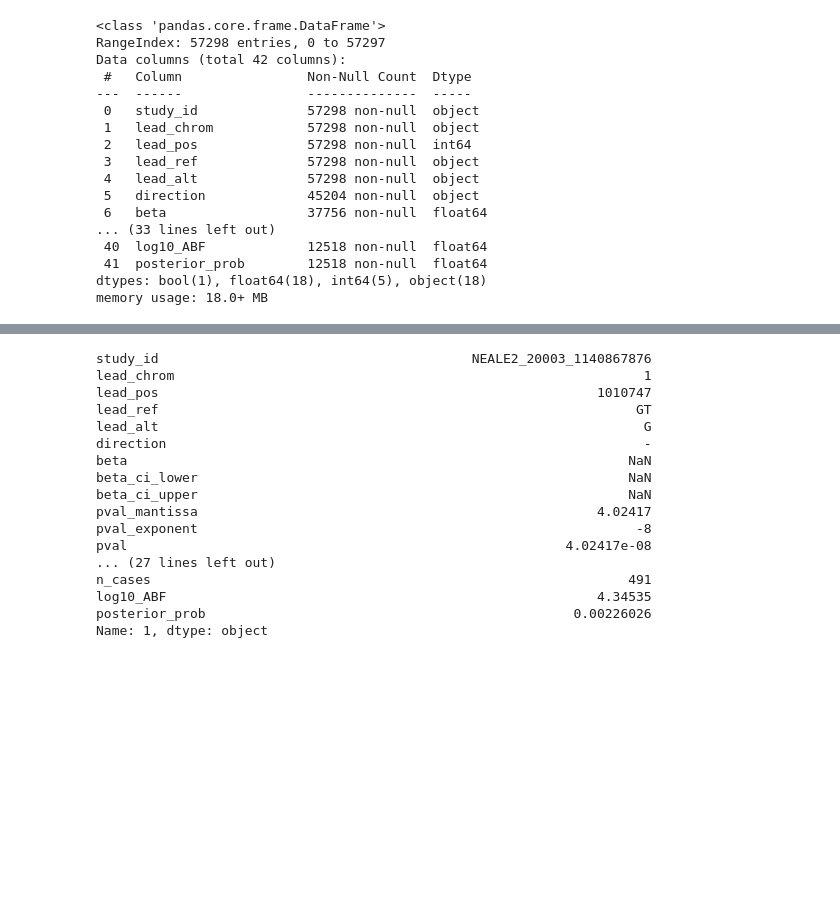
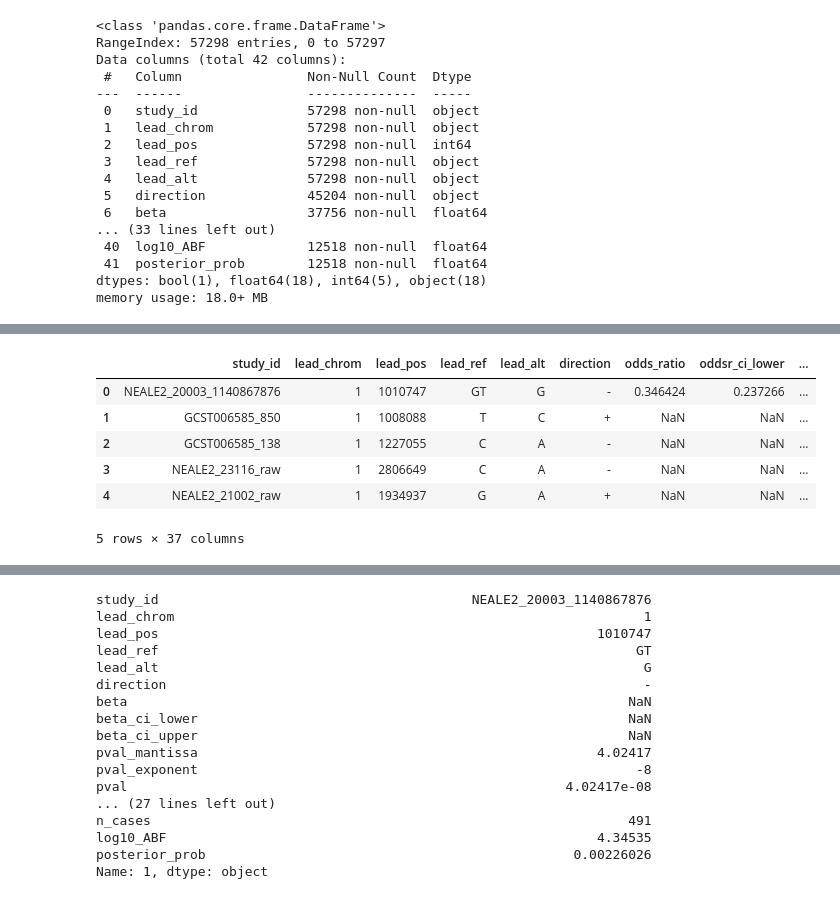
Before and after one commit to related-sciences/ukb-gwas-pipeline-nealelab, a Jupyter notebook: dev/otg_sumstats.ipynb, the cells around one changed output, grey strips where cells are left out. Drawn from its saved outputs; the diff is of its cells as text; code cells hidden in the pictures; blank space fills up the shorter version.

```diff
--- a/dev/otg_sumstats.ipynb
+++ b/dev/otg_sumstats.ipynb
@@ -50,0 +116,11 @@ memory usage: 18.0+ MB
+# %%
+df = pd.read_json('/tmp/part-00000-5fd0c32d-d124-4b78-9116-ff45c77577ce-c000.json', lines=True)
+df.head()
+# %% [output]
+|  | study_id | lead_chrom | lead_pos | lead_ref | lead_alt | direction | odds_ratio | oddsr_ci_lower | ... |
+| 0 | NEALE2_20003_1140867876 | 1 | 1010747 | GT | G | - | 0.346424 | 0.237266 | ... |
+| 1 | GCST006585_850 | 1 | 1008088 | T | C | + | NaN | NaN | ... |
+| 2 | GCST006585_138 | 1 | 1227055 | C | A | - | NaN | NaN | ... |
+| 3 | NEALE2_23116_raw | 1 | 2806649 | C | A | - | NaN | NaN | ... |
+| 4 | NEALE2_21002_raw | 1 | 1934937 | G | A | + | NaN | NaN | ... |
+5 rows × 37 columns
```
Also changed, not shown: parts of 11 cells of this notebook, 15 other files.
